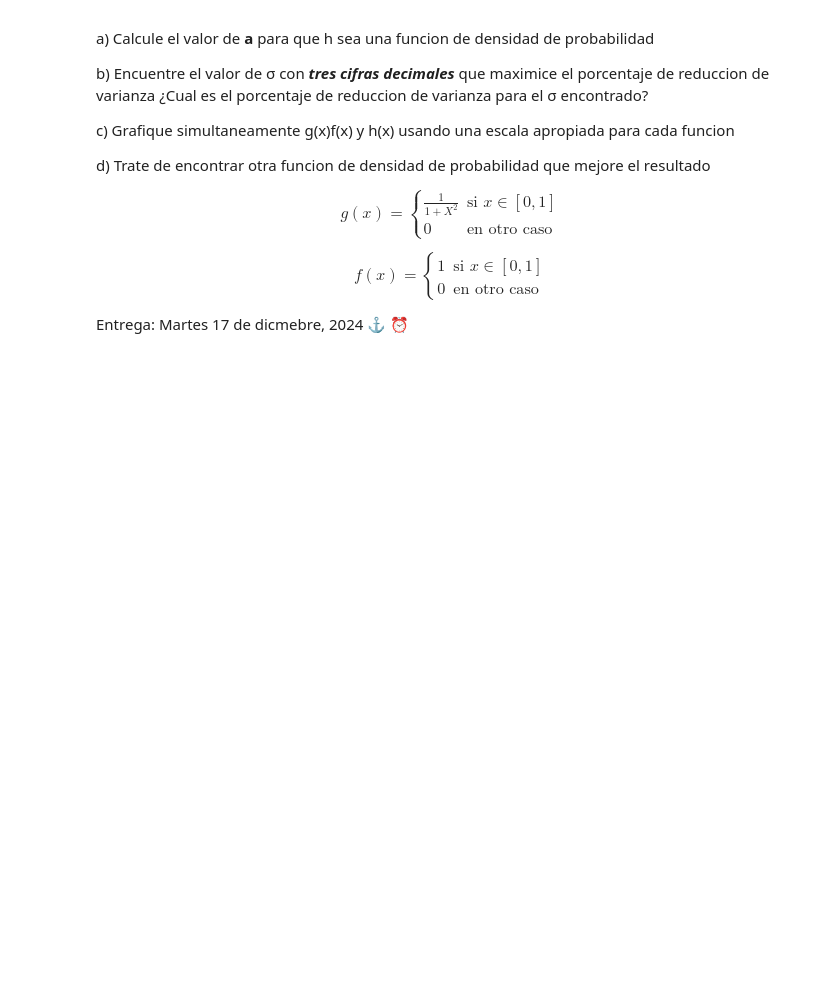
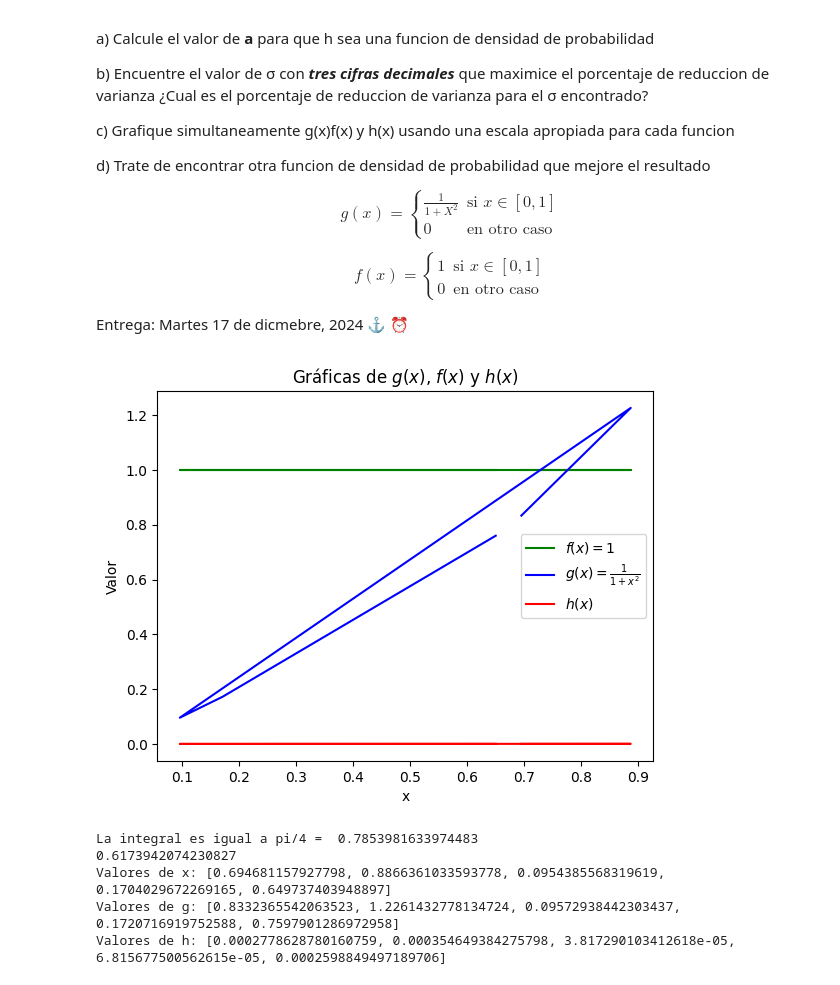
Before and after one commit to Jair-RM/Simulacion-I-Figols, a Jupyter notebook: Proyecto_3er_parcial_.ipynb, the cells around one changed output. Cells and saved outputs as stored; diff of their text form; code cells hidden in the pictures; blank space fills up the shorter version.

```diff
--- a/Proyecto_3er_parcial_.ipynb
+++ b/Proyecto_3er_parcial_.ipynb
@@ -64,6 +64,61 @@ from scipy.stats import kstest, uniform
 from statsmodels.stats.diagnostic import acorr_ljungbox
 # < > ∈ o ∉ | λ
 #@jit(nopython=True)
+# %%
+from random import random
+from math import exp, sqrt, pi, tan, erf
+from statistics import mean, variance, median
+import matplotlib.pyplot as plt
+from numpy import  arctan
+from scipy.special import erfinv       # funcion inversa error
+def H(u):
+  return sigma*sqrt(2)*erfinv((2*u)/a)
+
+def G(u):
+  return  tan(u)
+
+def F(u):
+  return 1
+
+f=[]
+g=[]
+h=[]
+x=[]
+nr=100000      # Cien mil simulaciones
+sigma= 0.02
+a=2/(erf(1/sqrt(2)*sigma))
+for i in range(5):
+  u=random()
+  x.append(u)
+  g.append(G(u))
+  f.append(F(u))
+  h.append(H(u))
+
+plt.plot(x,f, label=r'$f(x) = 1$', color='green')
+plt.plot(x,g, label=r'$g(x) = \frac{1}{1 + x^2}$', color='blue')
+plt.plot(x,h, label=r'$h(x)$', color='red')
+plt.legend()
+plt.xlabel('x')
+plt.ylabel('Valor')
+plt.title('Gráficas de $g(x)$, $f(x)$ y $h(x)$')
+plt.show()
+
+
+
+print("La integral es igual a pi/4 = ", pi/4)
+print(mean(g))
+
+print("Valores de x:", x)
+#print("Valores de f:", f)
+print("Valores de g:", g)
+print("Valores de h:", h)
+# %% [output]
+[figure, added]
+La integral es igual a pi/4 =  0.7853981633974483
+0.6173942074230827
+Valores de x: [0.694681157927798, 0.8866361033593778, 0.0954385568319619, 0.1704029672269165, 0.649737403948897]
+Valores de g: [0.8332365542063523, 1.2261432778134724, 0.09572938442303437, 0.1720716919752588, 0.7597901286972958]
+Valores de h: [0.0002778628780160759, 0.000354649384275798, 3.817290103412618e-05, 6.815677500562615e-05, 0.0002598849497189706]
 # %%
 from random import random
 from math import exp, sqrt, pi, tan, erf
```
Also changed, not shown: parts of 5 cells of this notebook.
